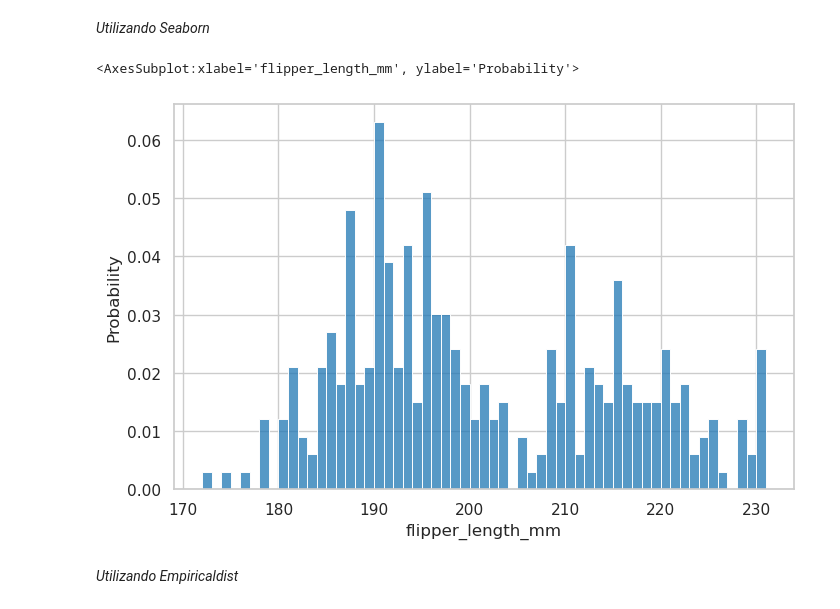
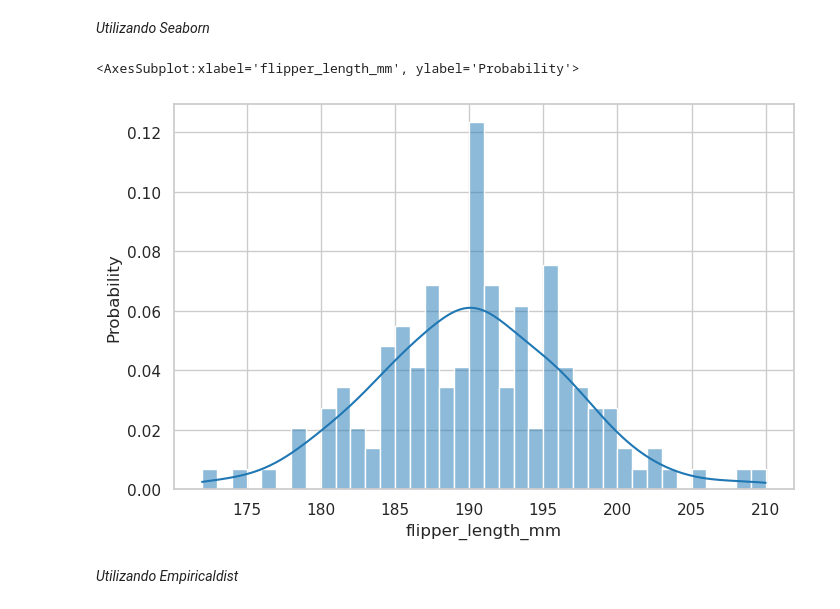
Before and after one commit to miguelfsosa/exploratory_analisis_penguin, a Jupyter notebook: Analisis_Exploratorio.ipynb, the cells around one changed output. Saved outputs shown, nothing was run; the diff lists cells and outputs as text; code cells hidden in the pictures.

```diff
--- a/Analisis_Exploratorio.ipynb
+++ b/Analisis_Exploratorio.ipynb
@@ -713,13 +623,14 @@ sns.boxplot(
 *Utilizando Seaborn*
 # %%
 sns.histplot(
-    data = process_penguin_df,
+    data = process_penguin_df.query("species == 'Adelie'"),
     x = 'flipper_length_mm',
     binwidth = 1,
-    stat = 'probability'  #Con este parámetro las barras ya no muestran el conteo sino que representan la probabilidad
+    stat = 'probability',  #Con este parámetro las barras ya no muestran el conteo sino que representan la probabilidad
+    kde = True
 )
 # %% [output]
 <AxesSubplot:xlabel='flipper_length_mm', ylabel='Probability'>
-[figure, old version]
+[figure, new version]
 # %% [markdown]
 *Utilizando Empiricaldist*
```
Also changed, not shown: parts of 22 cells of this notebook.
